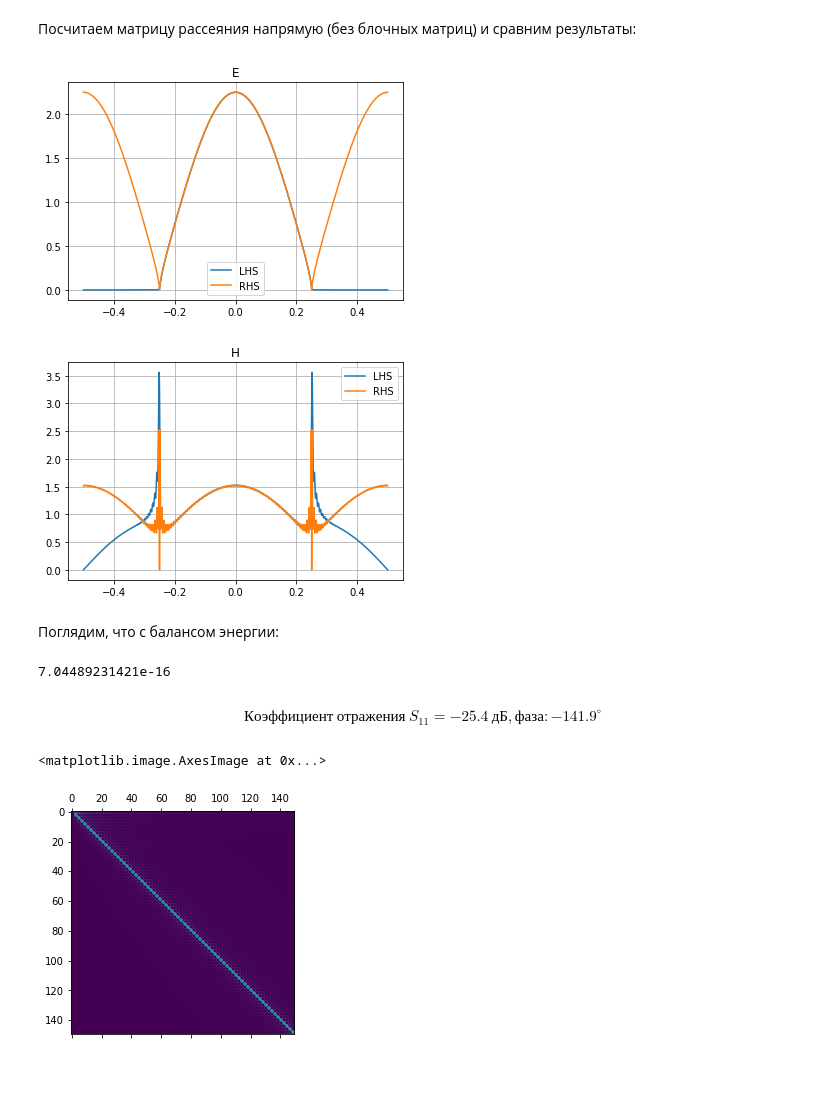
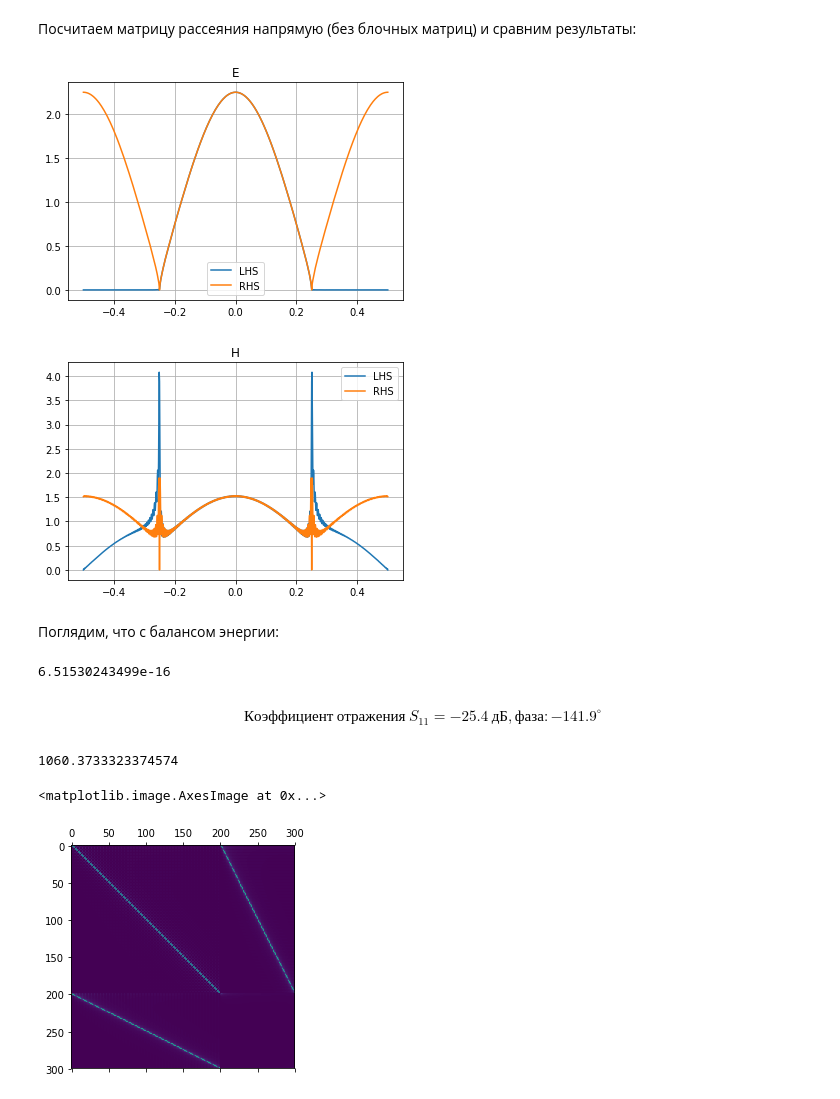
Before and after one commit to dmitrodem/pier_filter, a Jupyter notebook: mode_matching/mode_matching.ipynb, the cells around one changed output. Drawn from its saved outputs; the diff is of its cells as text; code cells hidden in the pictures; blank space fills up the shorter version.

```diff
--- a/mode_matching/mode_matching.ipynb
+++ b/mode_matching/mode_matching.ipynb
@@ -10,8 +10,8 @@ Populating the interactive namespace from numpy and matplotlib
 2. $b$ — ширина узкой секции волновода, $N$ — число учитываемых мод
 3. $f$ — частота (на самом деле, используется параметр $f = F/c_0$, критическое значение параметра $f_c = \frac{1}{2 a}$)
 # %%
-a = 1.000+0j; M = 150
-b = 0.500+0j; N = 150
+a = 1.000+0j; M = 200
+b = 0.500+0j; N = 100
 f = 3.0
 
 assert(abs(a) >= abs(b))
@@ -199,7 +199,7 @@ title("H")
 grid()
 # %% [output]
 [figure]
-[figure, old version]
+[figure, new version]
 # %%
 from IPython.display import HTML, Math, display
 def display_array(A, fmt = "%3.3f"):
@@ -227,14 +227,19 @@ S_lhs = dot(Gamma_b, (b2)**2)
 
 print abs((S_rhs - S_lhs)/(S_rhs + S_lhs))
 # %% [output]
-7.04489231421e-16
+6.51530243499e-16
 # %%
 msg = r"Коэффициент~отражения~S_{11} = %4.1f~дБ, фаза: %4.1f^{\circ}" % (20*log10(abs(S11[0,0])), rad2deg(angle(S11[0,0])))
 display(Math(msg))
 # %% [output]
 $$Коэффициент~отражения~S_{11} = -25.4~дБ, фаза: -141.9^{\circ}$$
+# %%
+import numpy.linalg as LA
+LA.cond(Q, p = inf) * LA.cond(P, p = inf)
+# %% [output]
+1060.3733323374574
 # %%
-matshow(abs(XY))
+matshow(abs(S))
 # %% [output]
 <matplotlib.image.AxesImage at 0x...>
-[figure, old version]
+[figure, new version]
```
Also changed, not shown: parts of 1 cell of this notebook, 10 other files.
